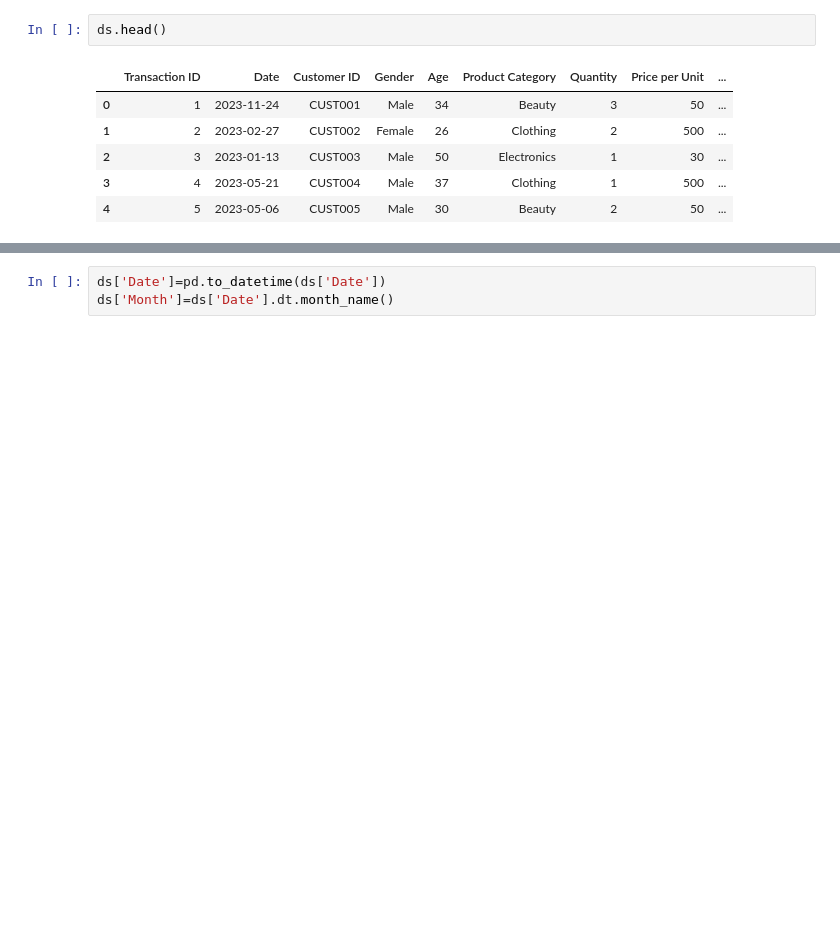
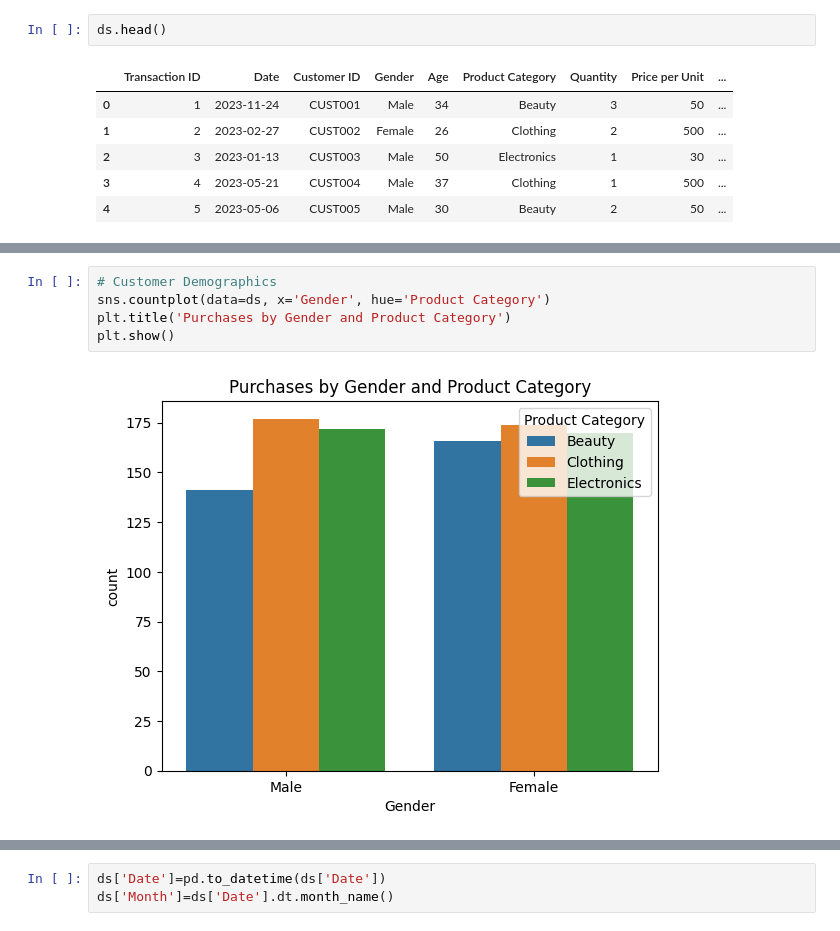
Before and after one commit to danishpinjari/EDA_Retail, a Jupyter notebook: notebooks/OIBSIP_TASK_1.ipynb, the cells around one changed output, grey strips where cells are left out. Cells and saved outputs as stored; diff of their text form; blank space fills up the shorter version.

```diff
--- a/notebooks/OIBSIP_TASK_1.ipynb
+++ b/notebooks/OIBSIP_TASK_1.ipynb
@@ -21,0 +37,7 @@ ds.head()
+# %%
+# Customer Demographics
+sns.countplot(data=ds, x='Gender', hue='Product Category')
+plt.title('Purchases by Gender and Product Category')
+plt.show()
+# %% [output]
+[figure, added]
```
Also changed, not shown: parts of 7 cells of this notebook.
